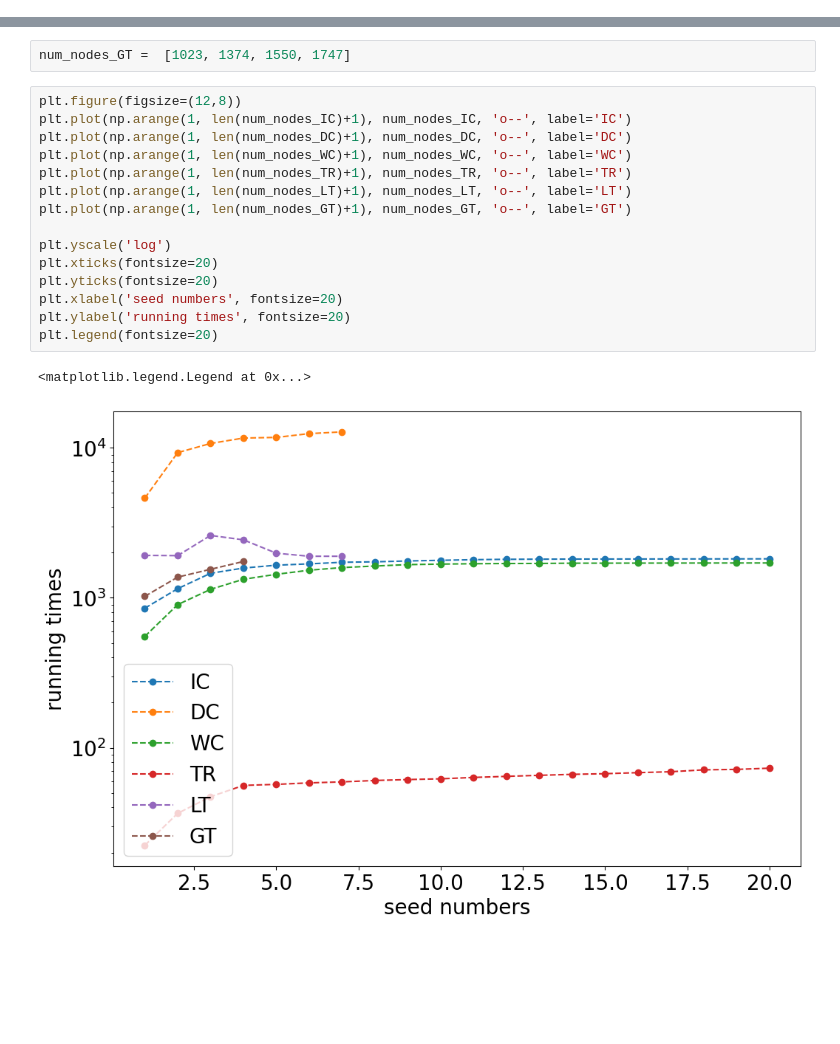
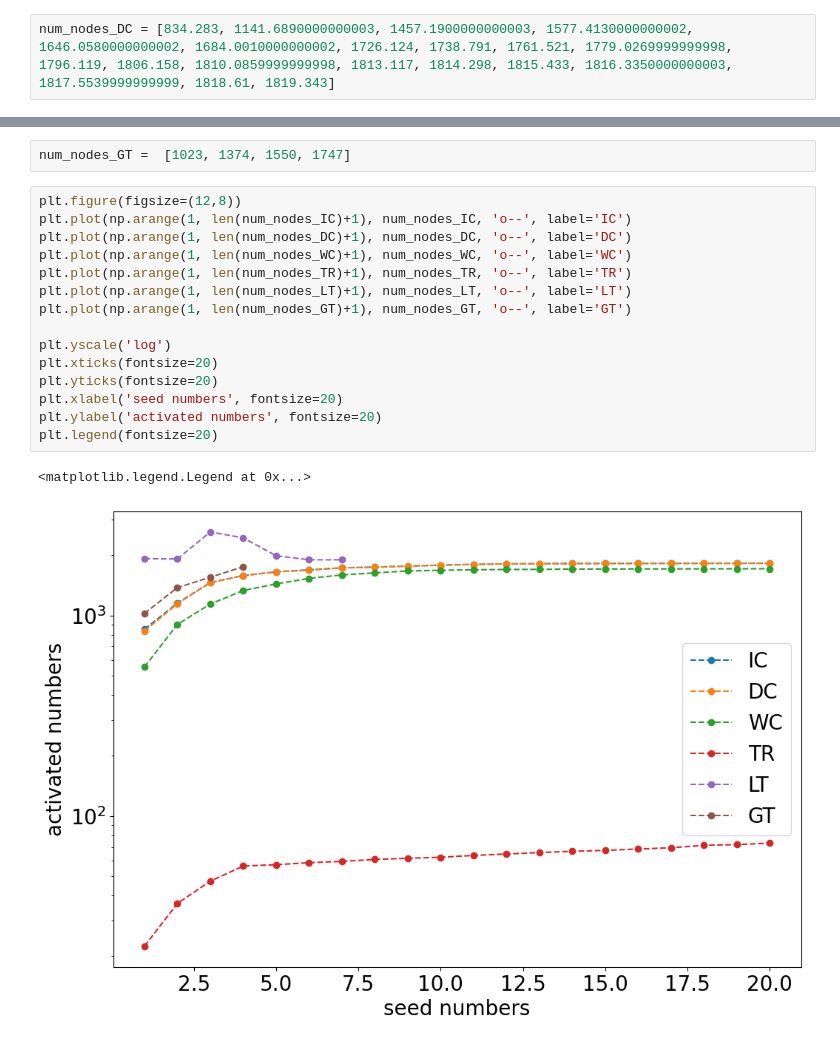
Before and after one commit to davidguzmanp/Influence-Maximization-in-Twitter-as-a-Social-Network-Graph, a Jupyter notebook: CompareGreedy.ipynb, the cells around one changed output, grey strips where cells are left out. Cells and saved outputs as stored; diff of their text form; blank space fills up the shorter version.

```diff
--- a/CompareGreedy.ipynb
+++ b/CompareGreedy.ipynb
@@ -653,3 +651,5 @@ num_nodes_DC = [4622.5869999999995, 9291.636999999999, 10695.322999999999, 11623
+# %%
+num_nodes_DC = [834.283, 1141.6890000000003, 1457.1900000000003, 1577.4130000000002, 1646.0580000000002, 1684.0010000000002, 1726.124, 1738.791, 1761.521, 1779.0269999999998, 1796.119, 1806.158, 1810.0859999999998, 1813.117, 1814.298, 1815.433, 1816.3350000000003, 1817.5539999999999, 1818.61, 1819.343]
 # %%
 num_nodes_WC = []
 for i in range(len(max_nodes_WC)):
@@ -689,18 +689,18 @@ num_nodes_GT =  [1023, 1374, 1550, 1747]
 # %%
 plt.figure(figsize=(12,8))
 plt.plot(np.arange(1, len(num_nodes_IC)+1), num_nodes_IC, 'o--', label='IC')
 plt.plot(np.arange(1, len(num_nodes_DC)+1), num_nodes_DC, 'o--', label='DC')
 plt.plot(np.arange(1, len(num_nodes_WC)+1), num_nodes_WC, 'o--', label='WC')
 plt.plot(np.arange(1, len(num_nodes_TR)+1), num_nodes_TR, 'o--', label='TR')
 plt.plot(np.arange(1, len(num_nodes_LT)+1), num_nodes_LT, 'o--', label='LT')
 plt.plot(np.arange(1, len(num_nodes_GT)+1), num_nodes_GT, 'o--', label='GT')
 
 plt.yscale('log')
 plt.xticks(fontsize=20)
 plt.yticks(fontsize=20)
 plt.xlabel('seed numbers', fontsize=20)
-plt.ylabel('running times', fontsize=20)
+plt.ylabel('activated numbers', fontsize=20)
 plt.legend(fontsize=20)
 # %% [output]
 <matplotlib.legend.Legend at 0x...>
-[figure, old version]
+[figure, new version]
```
Also changed, not shown: parts of 5 cells of this notebook, 1 other file.
